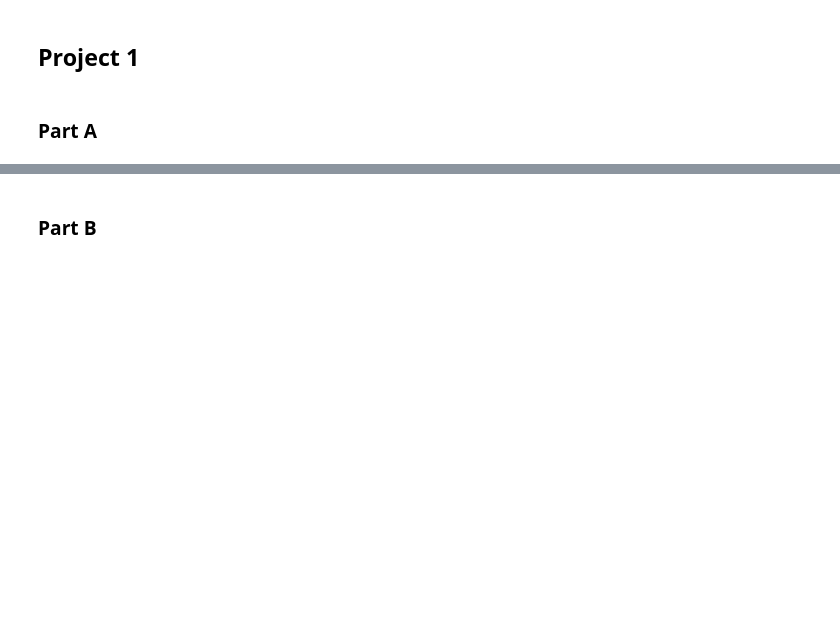
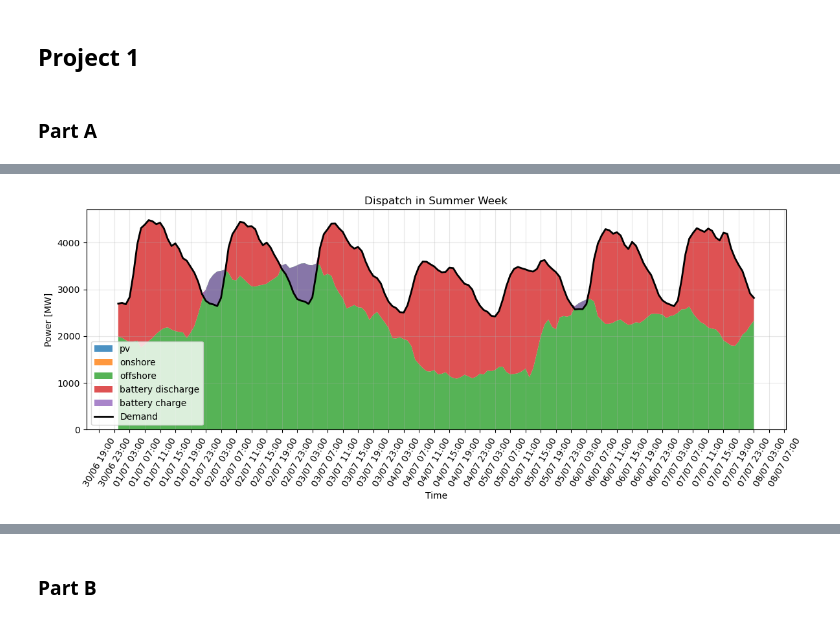
Before and after one commit to martinsiitam/ieg-spring-2026, a Jupyter notebook: src/project1.ipynb, the cells around one changed output, grey strips where cells are left out. Saved outputs shown, nothing was run; the diff lists cells and outputs as text; code cells hidden in the pictures; blank space fills up the shorter version.

Commit message:
part A with offshore and onshore wind, pv, battery

```diff
--- a/src/project1.ipynb
+++ b/src/project1.ipynb
@@ -17,6 +17,10 @@ onshore = onshore_wind_cf.rename(columns={"cf": "onshore_cf"})
 offshore = offshore_wind_cf.rename(columns={"cf": "offshore_cf"})
 
 work_df = pd.concat([pv, onshore, offshore, demand], axis=1)
+work_df.index = pd.to_datetime(
+    "2015/" + work_df.index.astype(str),
+    format="%Y/%d/%m %H:%M"
+)
 # %%
 # Annualised capital costs
 annualised_offshore_wind_capex = 101644 # EUR/MW/year PLACEHOLDER
@@ -112,4 +161,83 @@ Onshore Wind : 0.000
 # %%
 # Plots part A
 # Martin
+
+import matplotlib.pyplot as plt
+import matplotlib.dates as mdates
+dispatch_df = pd.DataFrame(index=work_df.index)
+dispatch_df["demand"] = work_df["demand"].values
+dispatch_df["pv"] = g_pv.solution.to_pandas().values
+dispatch_df["onshore"] = g_onshore_wind.solution.to_pandas().values
+dispatch_df["offshore"] = g_offshore_wind.solution.to_pandas().values
+dispatch_df["battery_discharge"] = p_discharge.solution.to_pandas().values
+dispatch_df["battery_charge"] = -p_charge.solution.to_pandas().values
+
+summer_week = dispatch_df.loc["2015-07-01":"2015-07-07 23:00"].copy()
+
+x = summer_week.index
+
+fig, ax = plt.subplots(figsize=(12, 5))
+
+# Stacked generation
+ax.stackplot(
+    x,
+    summer_week["pv"],
+    summer_week["onshore"],
+    summer_week["offshore"],
+    summer_week["battery_discharge"],
+    summer_week["battery_charge"],
+    labels=["pv", "onshore", "offshore", "battery discharge", "battery charge"],
+    alpha=0.8
+)
+
+# Demand line
+ax.plot(x, summer_week["demand"], color="black", linewidth=2, label="Demand")
+
+# Tick locations and formatting
+ax.xaxis.set_major_locator(mdates.HourLocator(interval=4))   # change to 6 for more ticks
+ax.xaxis.set_major_formatter(mdates.DateFormatter("%d/%m %H:%M"))
+
+ax.tick_params(axis="x", rotation=60)
+
+ax.set_title("Dispatch in Summer Week")
+ax.set_xlabel("Time")
+ax.set_ylabel("Power [MW]")
+ax.legend()
+ax.grid(alpha=0.3)
+
+plt.tight_layout()
+plt.show()
+
+winter_week = dispatch_df.loc["2015-01-15":"2015-01-21 23:00"].copy()
+
+x = winter_week.index
+
+fig, ax = plt.subplots(figsize=(12, 5))
+
+ax.stackplot(
+    x,
+    winter_week["pv"],
+    winter_week["onshore"],
+    winter_week["offshore"],
+    winter_week["battery_discharge"],
+    winter_week["battery_charge"],
+    labels=["pv", "onshore", "offshore", "battery discharge", "battery charge"],
+    alpha=0.8
+)
+
+ax.plot(x, winter_week["demand"], color="black", linewidth=2, label="Demand")
+
+ax.xaxis.set_major_locator(mdates.HourLocator(interval=4))
+ax.xaxis.set_major_formatter(mdates.DateFormatter("%d/%m %H:%M"))
+
+ax.tick_params(axis="x", rotation=60)
+
+ax.set_title("Dispatch in Winter Week")
+ax.set_xlabel("Time")
+ax.set_ylabel("Power [MW]")
+ax.legend()
+ax.grid(alpha=0.3)
+
+plt.tight_layout()
+plt.show()
 # %% [output]
@@ -117,0 +244 @@ Objective value: 4033330214.315793
+[figure, added]
```
Also changed, not shown: parts of 6 cells of this notebook.
